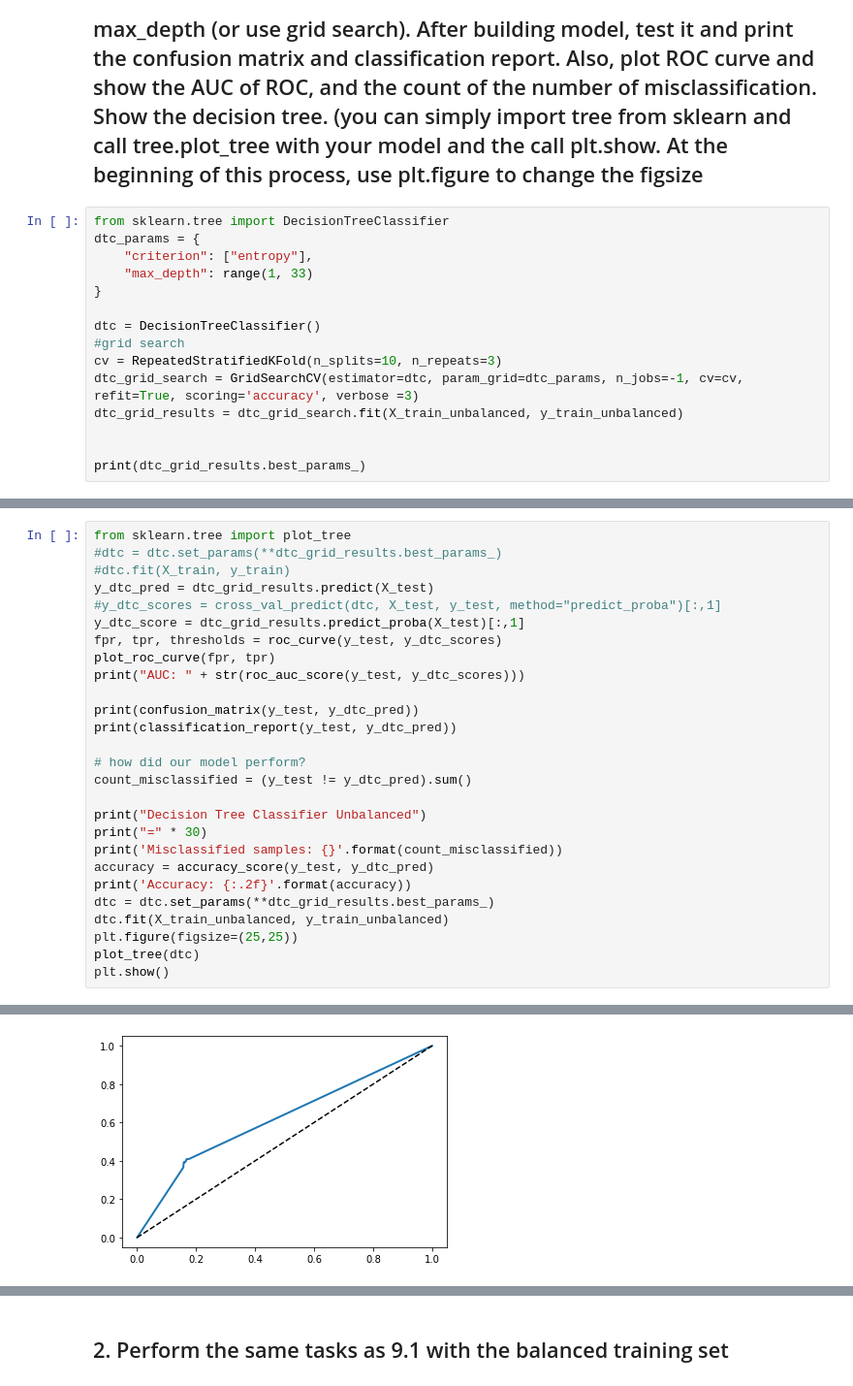
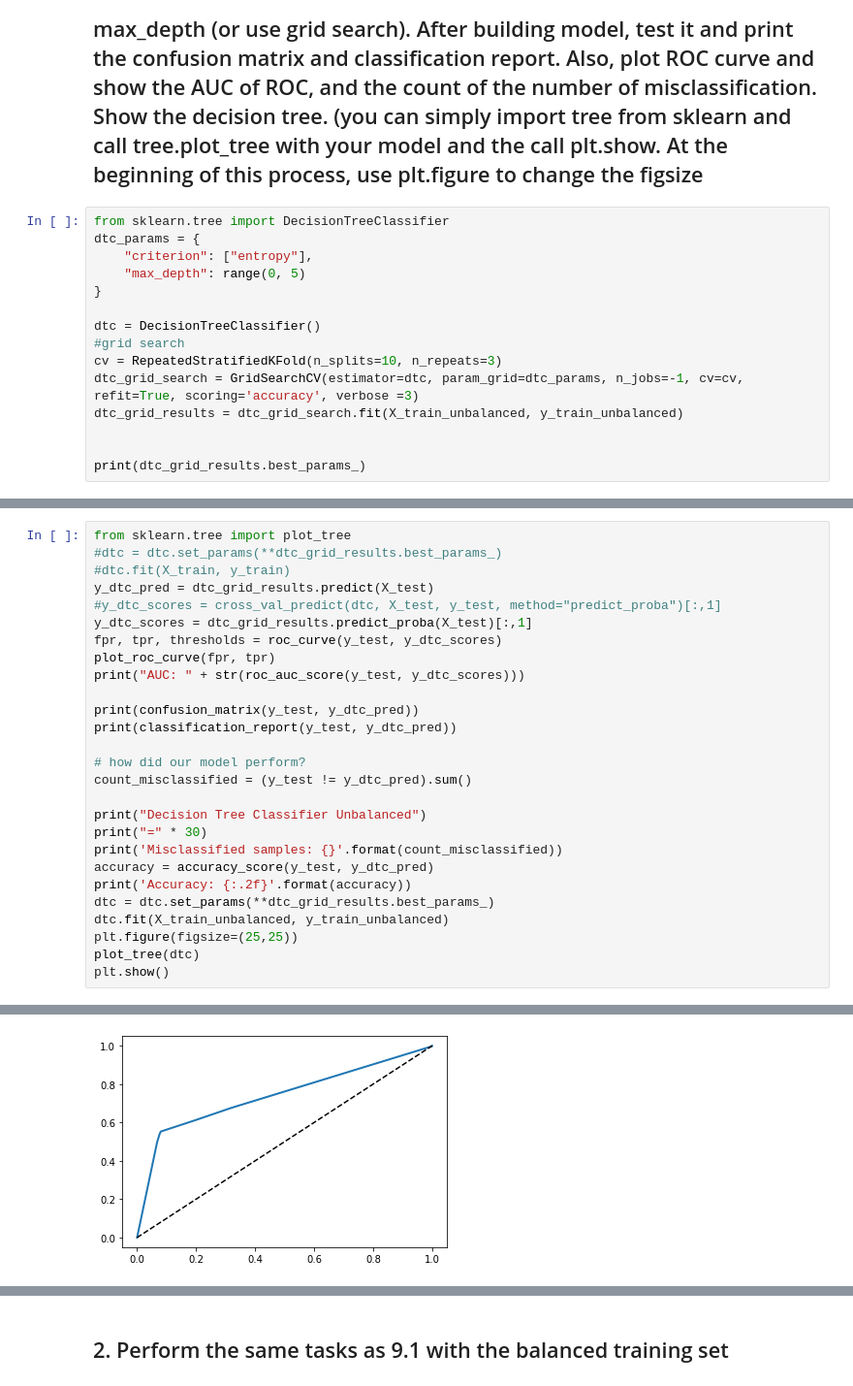
Before and after one commit to jmazor/Machine-A3, a Jupyter notebook: Mazor-A3.ipynb, the cells around one changed output, grey strips where cells are left out. Shown at 97% size. Saved outputs shown, nothing was run; the diff lists cells and outputs as text.

```diff
--- a/Mazor-A3.ipynb
+++ b/Mazor-A3.ipynb
@@ -946,7 +944,7 @@ Accuracy: 0.77
 from sklearn.tree import DecisionTreeClassifier
 dtc_params = {
     "criterion": ["entropy"],
-    "max_depth": range(1, 33)
+    "max_depth": range(0, 5)
 }
 
 dtc = DecisionTreeClassifier()
@@ -970,7 +967,7 @@ from sklearn.tree import plot_tree
 #dtc.fit(X_train, y_train)
 y_dtc_pred = dtc_grid_results.predict(X_test)
 #y_dtc_scores = cross_val_predict(dtc, X_test, y_test, method="predict_proba")[:,1]
-y_dtc_score = dtc_grid_results.predict_proba(X_test)[:,1]
+y_dtc_scores = dtc_grid_results.predict_proba(X_test)[:,1]
 fpr, tpr, thresholds = roc_curve(y_test, y_dtc_scores)
 plot_roc_curve(fpr, tpr)
 print("AUC: " + str(roc_auc_score(y_test, y_dtc_scores)))
@@ -996,16 +993,16 @@ AUC: 0.617218274213433
 [[2090  152]
  [ 224  221]]
               precision    recall  f1-score   support
 
          0.0       0.90      0.93      0.92      2242
          1.0       0.59      0.50      0.54       445
 
     accuracy                           0.86      2687
    macro avg       0.75      0.71      0.73      2687
 weighted avg       0.85      0.86      0.86      2687
 
 Decision Tree Classifier Unbalanced
 ==============================
 Misclassified samples: 376
 Accuracy: 0.86
-[figure, old version]
+[figure, new version]
```
Also changed, not shown: parts of 36 cells of this notebook.
